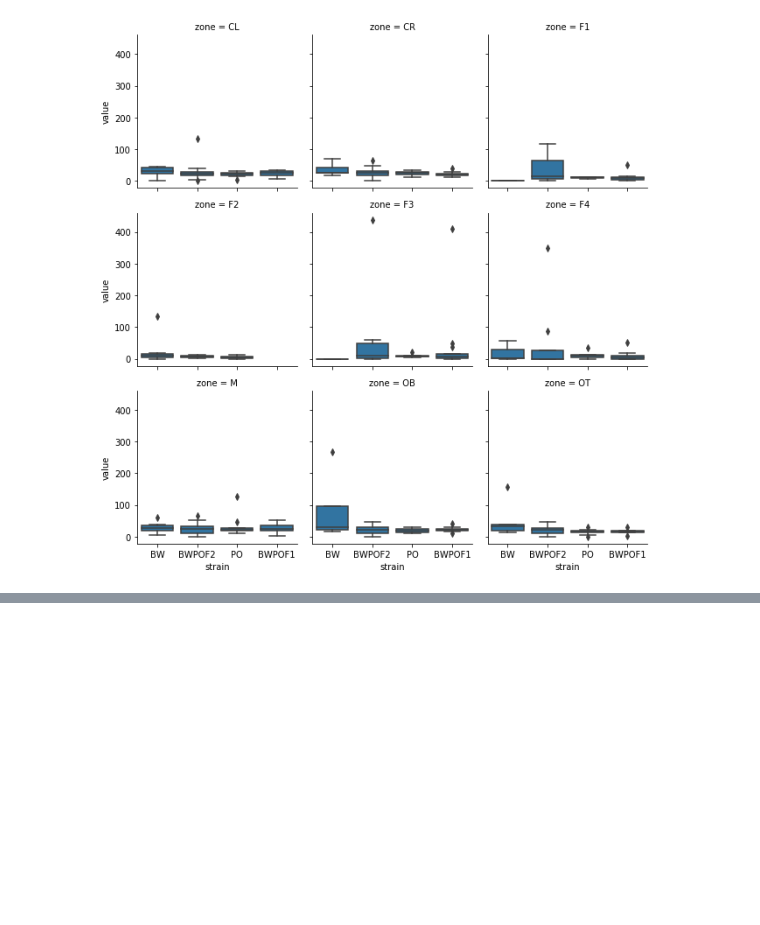
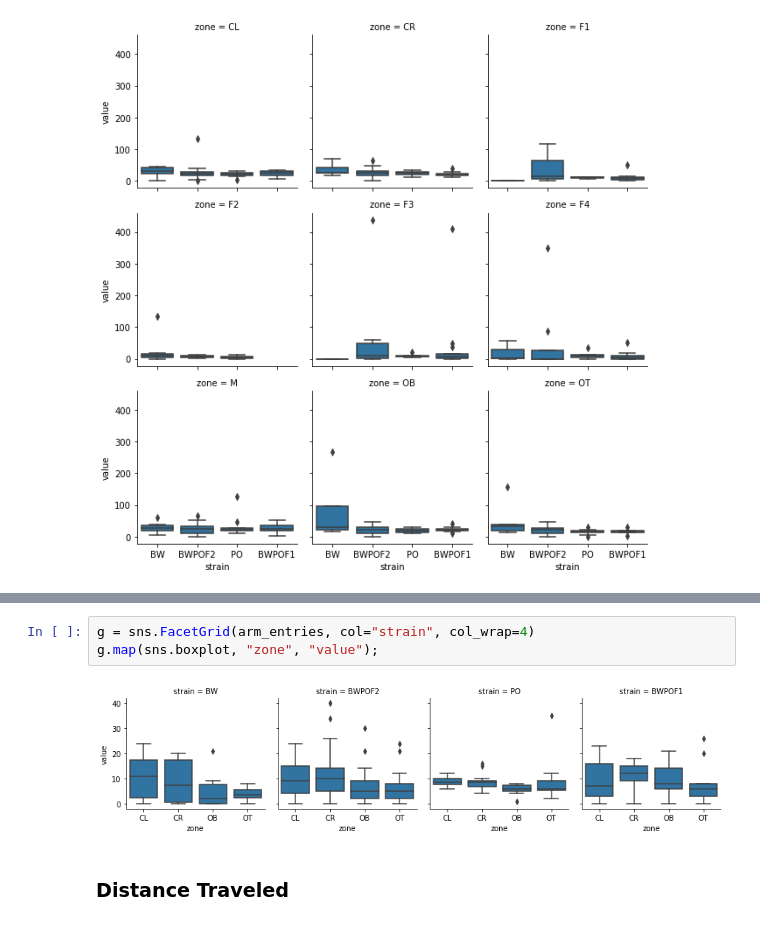
Before and after one commit to zachbogart/mice_behavior_capstone, a Jupyter notebook: analysis/explore_cc.ipynb, the cells around one changed output, grey strips where cells are left out. Cells and saved outputs as stored; diff of their text form; blank space fills up the shorter version.

```diff
--- a/analysis/explore_cc.ipynb
+++ b/analysis/explore_cc.ipynb
@@ -153,0 +176,7 @@ g.map(sns.boxplot, "strain", "value");
+# %%
+g = sns.FacetGrid(arm_entries, col="strain", col_wrap=4)
+g.map(sns.boxplot, "zone", "value");
+# %% [output]
+[figure, added]
+# %% [markdown]
+### Distance Traveled
```
Also changed, not shown: parts of 8 cells of this notebook.
